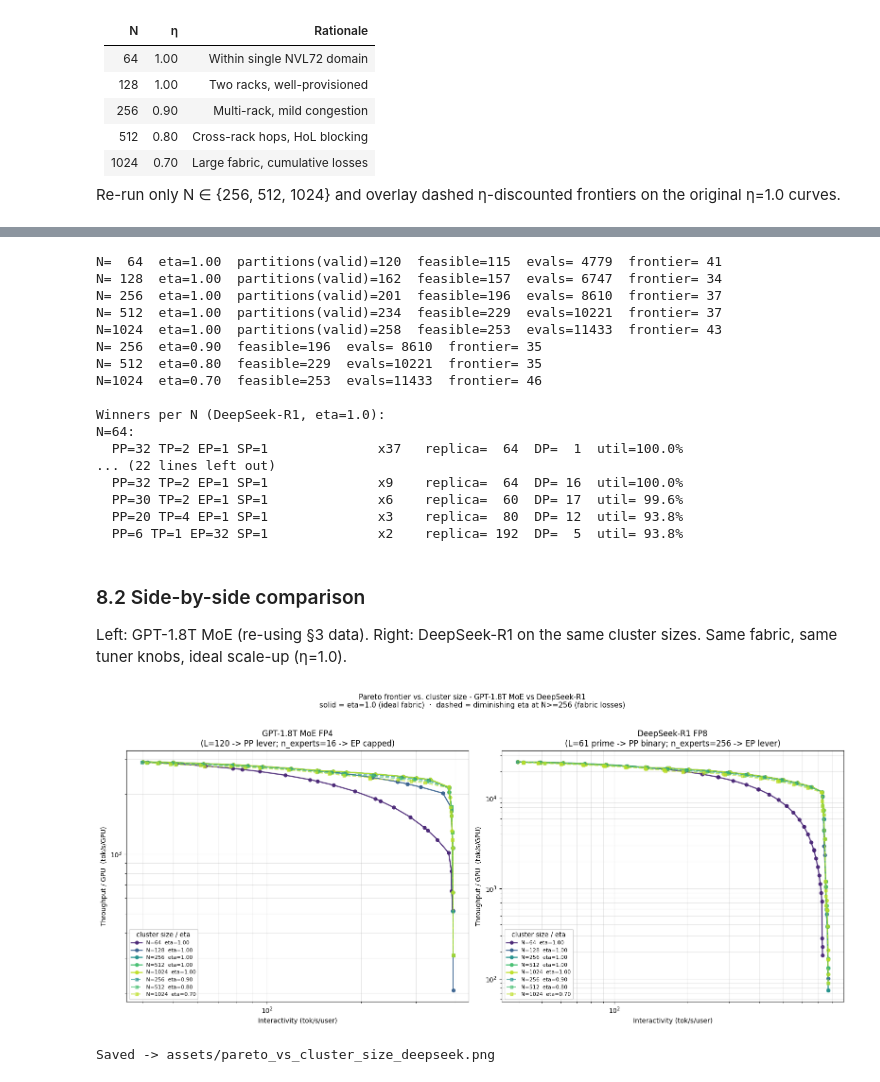
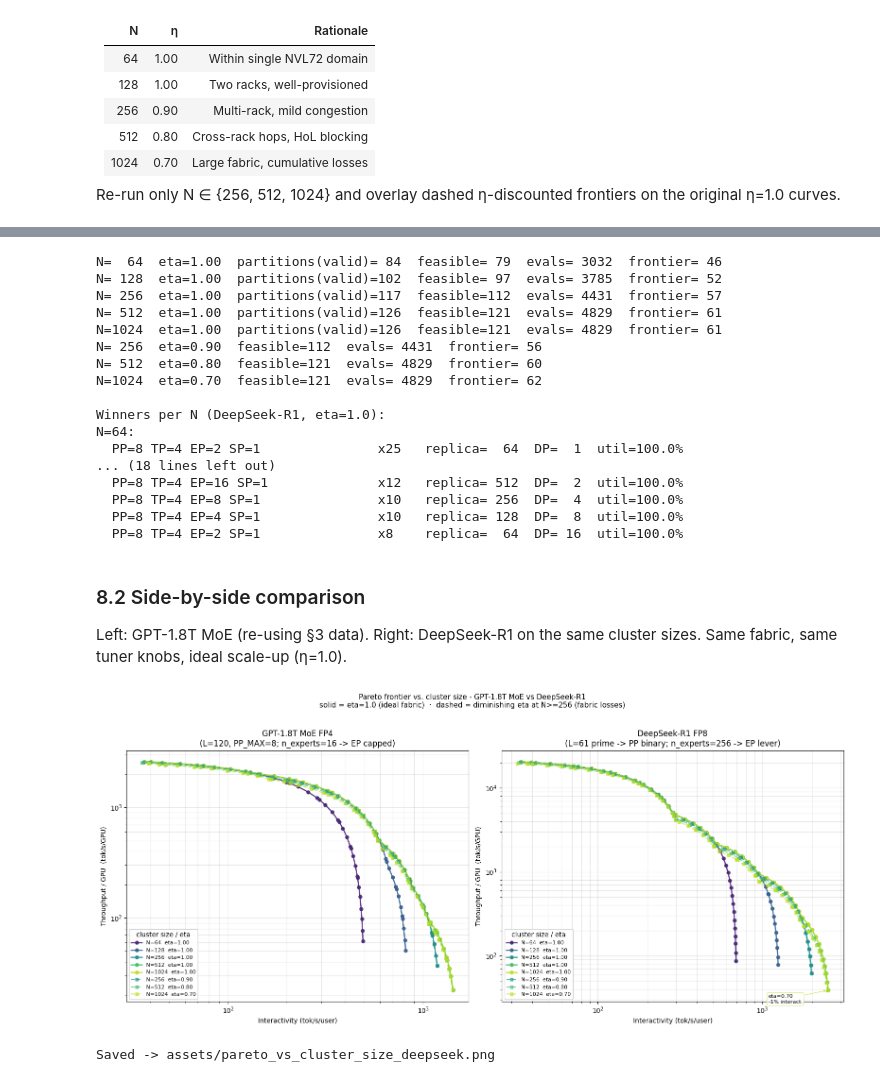
Before and after one commit to spiceMonkey/llm_perf, a Jupyter notebook: notebooks/pareto_vs_cluster_size.ipynb, the cells around one changed output, grey strips where cells are left out. Cells and saved outputs as stored; diff of their text form; code cells hidden in the pictures.

```diff
--- a/notebooks/pareto_vs_cluster_size.ipynb
+++ b/notebooks/pareto_vs_cluster_size.ipynb
@@ -87,7 +89,9 @@ from llm_perf.utils import (
     describe_constraints,
 )
 
-print(describe_constraints(model, base_system))
+PP_MAX = 8   # Operational cap; raise to 32 to match unbounded-PP analysis.
+
+print(describe_constraints(model, base_system, pp_max=PP_MAX))
 
 
 @dataclass
@@ -112,7 +116,7 @@ class Point:
 
 def enumerate_partitions(n: int) -> list[PartitionSpec]:
     """Local shim: pins (model, base_system); see partition_enum.py."""
-    return _enumerate_partitions(model, base_system, num_devices=n)
+    return _enumerate_partitions(model, base_system, num_devices=n, pp_max=PP_MAX)
 
 
 def log_spaced_B(b_max: int) -> list[int]:
@@ -385,14 +387,13 @@ model_ds = load_model_spec(MODEL_DS)
 def enumerate_partitions_ds(n: int) -> list[PartitionSpec]:
     """Local shim for DeepSeek (model_ds, base_system); SP=1 only.
 
-    Constraints inherited from llm_perf/utils/partition_enum.py:
-    PP <= 16; TP <= min(n_kv=5, n_experts=256) = 5 (= ladder [1,2,4]);
-    EP <= n_experts=256; TP*EP <= scale_up_domain.
-    L=61 is prime so all PP > 1 divides unevenly — at the production
-    PP cap of 16 only PP=1 remains for DeepSeek; the optimizer picks
-    EP-heavy shapes instead.
+    Constraints inherited from llm_perf/utils/partition_enum.py, with the
+    same PP_MAX=8 cap as the GPT sweep:
+    PP <= PP_MAX (=8); TP <= min(n_kv=5, n_experts=256) = 5
+    (= ladder [1,2,4]); EP <= n_experts=256; TP*EP <= scale_up_domain.
     """
-    return _enumerate_partitions(model_ds, base_system, num_devices=n, sp_choices=[1])
+    return _enumerate_partitions(model_ds, base_system, num_devices=n,
+                                  pp_max=PP_MAX, sp_choices=[1])
 
 
 def sweep_partition_ds(system, partition: PartitionSpec) -> list[Point]:
@@ -469,23 +470,23 @@ for N in CLUSTER_SIZES:
         util = dp * replica / N
         print(f"  {label:32s}  x{cnt:<3d}  replica={replica:4d}  DP={dp:3d}  util={util*100:5.1f}%")
 # %% [output]
-N=  64  eta=1.00  partitions(valid)=120  feasible=115  evals= 4779  frontier= 41
-N= 128  eta=1.00  partitions(valid)=162  feasible=157  evals= 6747  frontier= 34
-N= 256  eta=1.00  partitions(valid)=201  feasible=196  evals= 8610  frontier= 37
-N= 512  eta=1.00  partitions(valid)=234  feasible=229  evals=10221  frontier= 37
-N=1024  eta=1.00  partitions(valid)=258  feasible=253  evals=11433  frontier= 43
-N= 256  eta=0.90  feasible=196  evals= 8610  frontier= 35
-N= 512  eta=0.80  feasible=229  evals=10221  frontier= 35
-N=1024  eta=0.70  feasible=253  evals=11433  frontier= 46
+N=  64  eta=1.00  partitions(valid)= 84  feasible= 79  evals= 3032  frontier= 46
+N= 128  eta=1.00  partitions(valid)=102  feasible= 97  evals= 3785  frontier= 52
+N= 256  eta=1.00  partitions(valid)=117  feasible=112  evals= 4431  frontier= 57
+N= 512  eta=1.00  partitions(valid)=126  feasible=121  evals= 4829  frontier= 61
+N=1024  eta=1.00  partitions(valid)=126  feasible=121  evals= 4829  frontier= 61
+N= 256  eta=0.90  feasible=112  evals= 4431  frontier= 56
+N= 512  eta=0.80  feasible=121  evals= 4829  frontier= 60
+N=1024  eta=0.70  feasible=121  evals= 4829  frontier= 62
 
 Winners per N (DeepSeek-R1, eta=1.0):
 N=64:
-  PP=32 TP=2 EP=1 SP=1              x37   replica=  64  DP=  1  util=100.0%
-... (22 lines left out)
-  PP=32 TP=2 EP=1 SP=1              x9    replica=  64  DP= 16  util=100.0%
-  PP=30 TP=2 EP=1 SP=1              x6    replica=  60  DP= 17  util= 99.6%
-  PP=20 TP=4 EP=1 SP=1              x3    replica=  80  DP= 12  util= 93.8%
-  PP=6 TP=1 EP=32 SP=1              x2    replica= 192  DP=  5  util= 93.8%
+  PP=8 TP=4 EP=2 SP=1               x25   replica=  64  DP=  1  util=100.0%
+... (18 lines left out)
+  PP=8 TP=4 EP=16 SP=1              x12   replica= 512  DP=  2  util=100.0%
+  PP=8 TP=4 EP=8 SP=1               x10   replica= 256  DP=  4  util=100.0%
+  PP=8 TP=4 EP=4 SP=1               x10   replica= 128  DP=  8  util=100.0%
+  PP=8 TP=4 EP=2 SP=1               x8    replica=  64  DP= 16  util=100.0%
 # %% [markdown]
 ### 8.2 Side-by-side comparison
 
@@ -499,7 +500,7 @@ colors_cmp = {N: cmap_cmp(0.1 + 0.8 * i / max(1, len(CLUSTER_SIZES) - 1))
 
 panels = [
     (axL, frontier_by_N,    frontier_eta_by_N,
-     "GPT-1.8T MoE FP4\n(L=120 -> PP lever; n_experts=16 -> EP capped)"),
+     "GPT-1.8T MoE FP4\n(L=120, PP_MAX=8; n_experts=16 -> EP capped)"),
     (axR, frontier_by_N_ds, frontier_eta_by_N_ds,
      "DeepSeek-R1 FP8\n(L=61 prime -> PP binary; n_experts=256 -> EP lever)"),
 ]
@@ -528,32 +529,32 @@ for ax, frontiers, frontiers_eta, title in panels:
         top_eta  = max(fr,             key=lambda p: p.interactivity)
         pct = (1 - top_eta.interactivity / top_orig.interactivity) * 100
         if pct > 1:
             ax.annotate(
                 f"eta={eta:.2f}\n-{pct:.0f}% interact.",
                 xy=(top_eta.interactivity, top_eta.tput_per_gpu),
                 xytext=(-90, -20), textcoords="offset points",
                 fontsize=8, ha="left",
                 bbox=dict(boxstyle="round,pad=0.25", fc="white",
                           ec=colors_cmp[N], alpha=0.9, lw=0.6),
                 arrowprops=dict(arrowstyle="->", color=colors_cmp[N], lw=0.7),
             )
 
     ax.set_xscale("log"); ax.set_yscale("log")
     ax.set_xlabel("Interactivity (tok/s/user)")
     ax.set_ylabel("Throughput / GPU  (tok/s/GPU)")
     ax.set_title(title)
     ax.grid(True, which="both", alpha=0.3)
     ax.legend(loc="lower left", fontsize=8, framealpha=0.9, title="cluster size / eta", ncol=1)
 
 fig.suptitle(
     "Pareto frontier vs. cluster size - GPT-1.8T MoE vs DeepSeek-R1\n"
     "solid = eta=1.0 (ideal fabric)  ·  dashed = diminishing eta at N>=256 (fabric losses)",
     y=1.02, fontsize=11,
 )
 fig.tight_layout()
 fig.savefig("assets/pareto_vs_cluster_size_deepseek.png", dpi=130, bbox_inches="tight")
 plt.show()
 print("Saved -> assets/pareto_vs_cluster_size_deepseek.png")
 # %% [output]
-[figure, old version]
+[figure, new version]
 Saved -> assets/pareto_vs_cluster_size_deepseek.png
```
Also changed, not shown: parts of 9 cells of this notebook, 34 other files.
